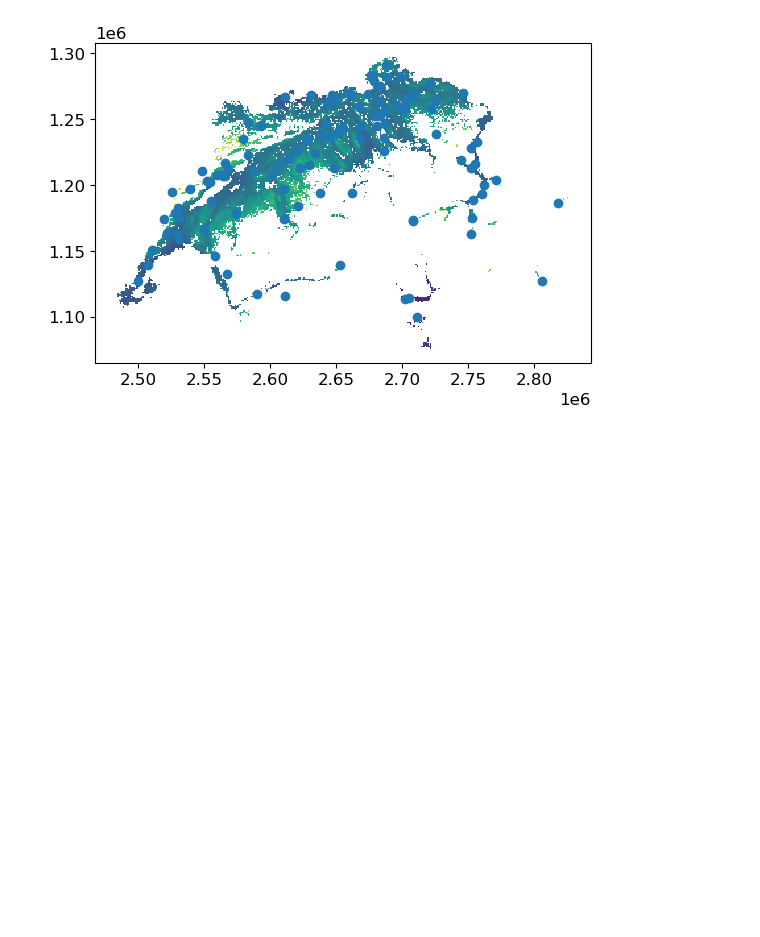
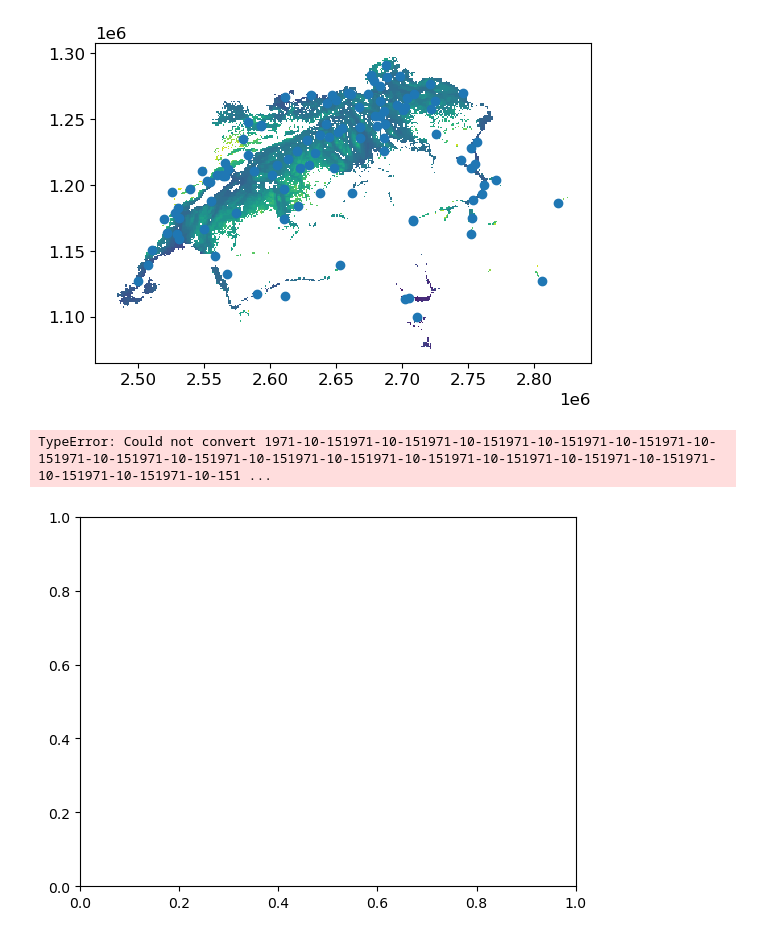
Before and after one commit to raphael-portmann/winter_wheat_phenology, a Jupyter notebook: scripts/analyze_results.ipynb, the cells around one changed output. Drawn from its saved outputs; the diff is of its cells as text; code cells hidden in the pictures; blank space fills up the shorter version.

```diff
--- a/scripts/analyze_results.ipynb
+++ b/scripts/analyze_results.ipynb
@@ -196,3 +198,9 @@ metadata_gdf.plot(ax=ax)
 # %% [output]
 <Axes: >
 [figure]
+# %%
+fig,ax=plt.subplots()
+df_all.groupby('harvest_year').mean().plot('maturity_doy',ax=ax)
+# %% [output]
+TypeError: Could not convert 1971-10-151971-10-151971-10-151971-10-151971-10-151971-10-151971-10-151971-10-151971-10-151971-10-151971-10-151971-10-151971-10-151971-10-151971-10-151971-10-151971-10-151 ...
+[figure, added]
```
Also changed, not shown: parts of 5 cells of this notebook, 2 other files.
